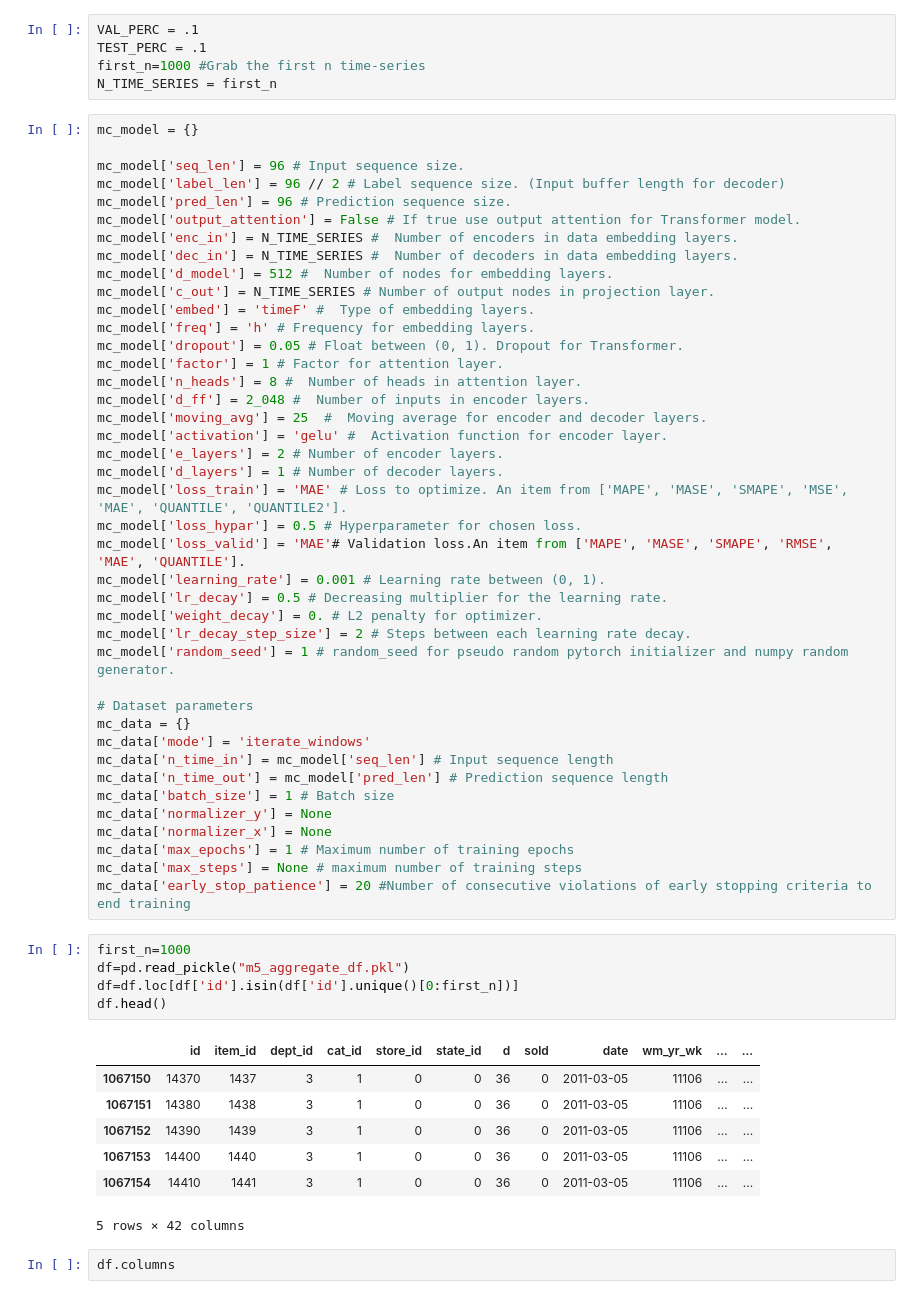
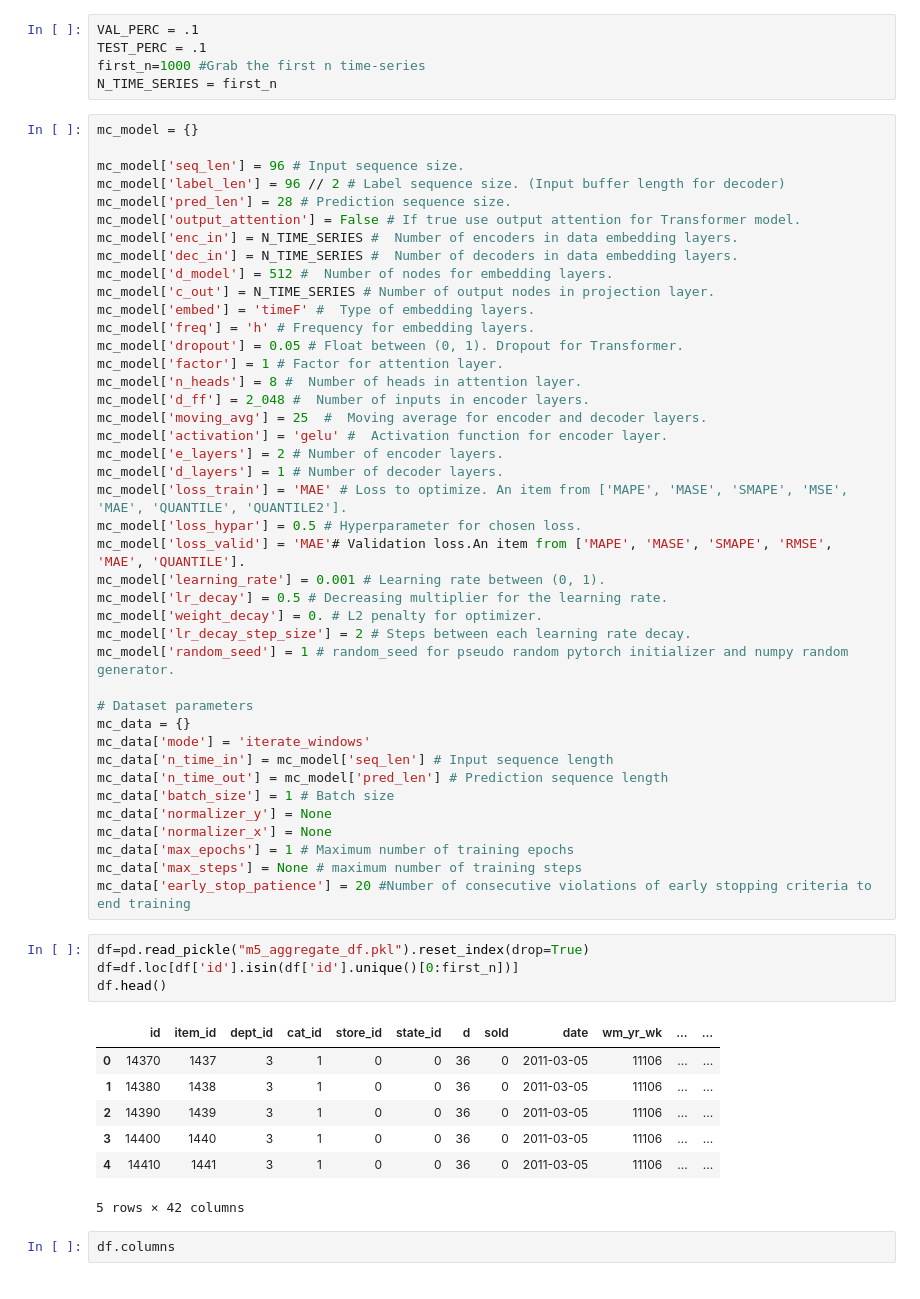
Before and after one commit to VectorInstitute/forecasting-with-dl, a Jupyter notebook: production-code/Autoformer-Pipeline.ipynb, the cells around one changed output. Saved outputs shown, nothing was run; the diff lists cells and outputs as text.

Commit message:
Updated pipeline evaluation code, plus improved autoformer prediction pipeline

```diff
--- a/production-code/Autoformer-Pipeline.ipynb
+++ b/production-code/Autoformer-Pipeline.ipynb
@@ -32,7 +32,7 @@ mc_model = {}
 
 mc_model['seq_len'] = 96 # Input sequence size.
 mc_model['label_len'] = 96 // 2 # Label sequence size. (Input buffer length for decoder)
-mc_model['pred_len'] = 96 # Prediction sequence size.
+mc_model['pred_len'] = 28 # Prediction sequence size.
 mc_model['output_attention'] = False # If true use output attention for Transformer model.
 mc_model['enc_in'] = N_TIME_SERIES #  Number of encoders in data embedding layers.
 mc_model['dec_in'] = N_TIME_SERIES #  Number of decoders in data embedding layers.
@@ -69,17 +69,16 @@ mc_data['max_epochs'] = 1 # Maximum number of training epochs
 mc_data['max_steps'] = None # maximum number of training steps
 mc_data['early_stop_patience'] = 20 #Number of consecutive violations of early stopping criteria to end training
 # %%
-first_n=1000
-df=pd.read_pickle("m5_aggregate_df.pkl")
+df=pd.read_pickle("m5_aggregate_df.pkl").reset_index(drop=True)
 df=df.loc[df['id'].isin(df['id'].unique()[0:first_n])]
 df.head()
 # %% [output]
 |  | id | item_id | dept_id | cat_id | store_id | state_id | d | sold | date | wm_yr_wk | ... | ... |
-| 1067150 | 14370 | 1437 | 3 | 1 | 0 | 0 | 36 | 0 | 2011-03-05 | 11106 | ... | ... |
-| 1067151 | 14380 | 1438 | 3 | 1 | 0 | 0 | 36 | 0 | 2011-03-05 | 11106 | ... | ... |
-| 1067152 | 14390 | 1439 | 3 | 1 | 0 | 0 | 36 | 0 | 2011-03-05 | 11106 | ... | ... |
-| 1067153 | 14400 | 1440 | 3 | 1 | 0 | 0 | 36 | 0 | 2011-03-05 | 11106 | ... | ... |
-| 1067154 | 14410 | 1441 | 3 | 1 | 0 | 0 | 36 | 0 | 2011-03-05 | 11106 | ... | ... |
+| 0 | 14370 | 1437 | 3 | 1 | 0 | 0 | 36 | 0 | 2011-03-05 | 11106 | ... | ... |
+| 1 | 14380 | 1438 | 3 | 1 | 0 | 0 | 36 | 0 | 2011-03-05 | 11106 | ... | ... |
+| 2 | 14390 | 1439 | 3 | 1 | 0 | 0 | 36 | 0 | 2011-03-05 | 11106 | ... | ... |
+| 3 | 14400 | 1440 | 3 | 1 | 0 | 0 | 36 | 0 | 2011-03-05 | 11106 | ... | ... |
+| 4 | 14410 | 1441 | 3 | 1 | 0 | 0 | 36 | 0 | 2011-03-05 | 11106 | ... | ... |
 5 rows × 42 columns
 # %%
 df.columns
```
Also changed, not shown: parts of 8 cells of this notebook, 1 other file.
